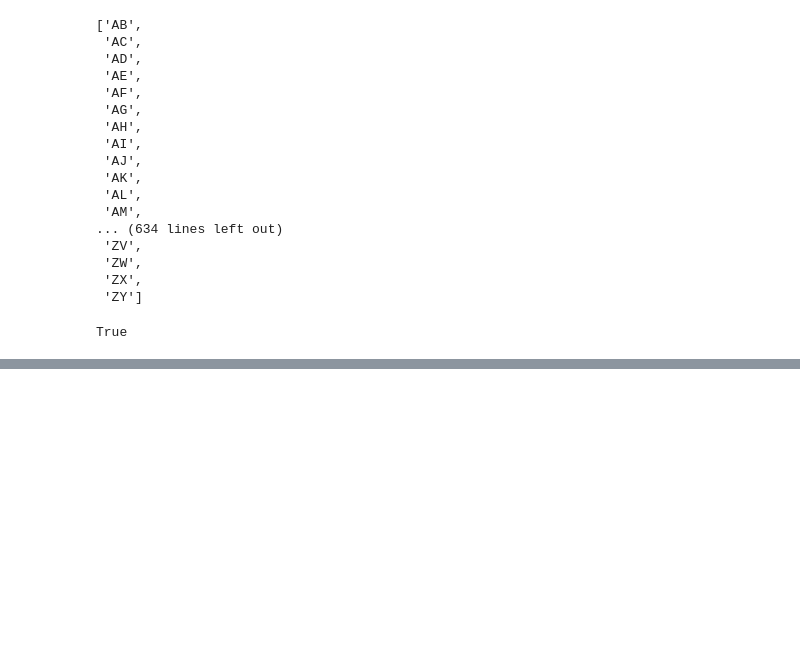
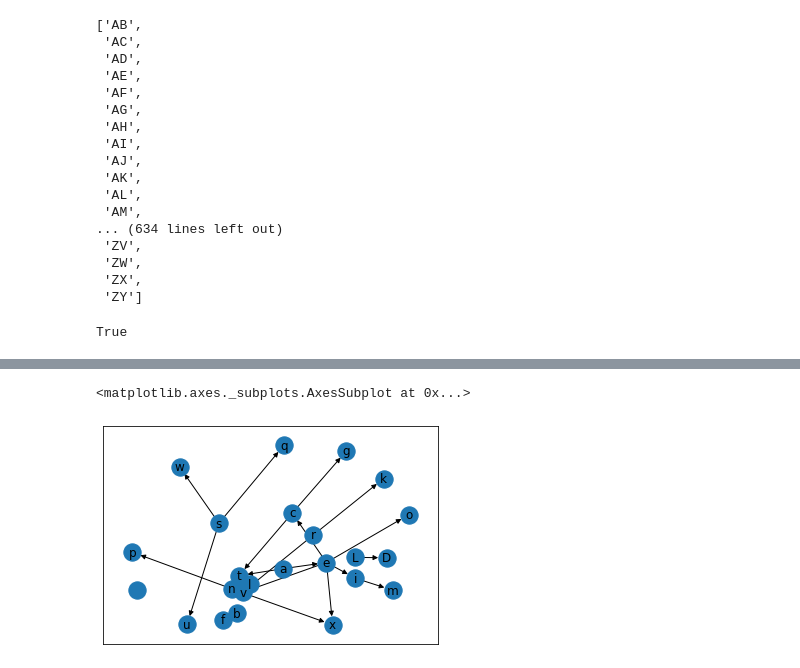
Before and after one commit to jlandercy/pysgrs, a Jupyter notebook: pysgrs/resources/notebooks/QuickStart.ipynb, the cells around one changed output, grey strips where cells are left out. Cells and saved outputs as stored; diff of their text form; code cells hidden in the pictures; blank space fills up the shorter version.

```diff
--- a/pysgrs/resources/notebooks/QuickStart.ipynb
+++ b/pysgrs/resources/notebooks/QuickStart.ipynb
@@ -228,0 +266,5 @@ TypeError: ord() expected a character, but string of length 2 found
+# %%
+C.to_graph("La science vincra les tenebres")
+# %% [output]
+<matplotlib.axes._subplots.AxesSubplot at 0x...>
+[figure, added]
```
Also changed, not shown: parts of 13 cells of this notebook, 1 other file.
